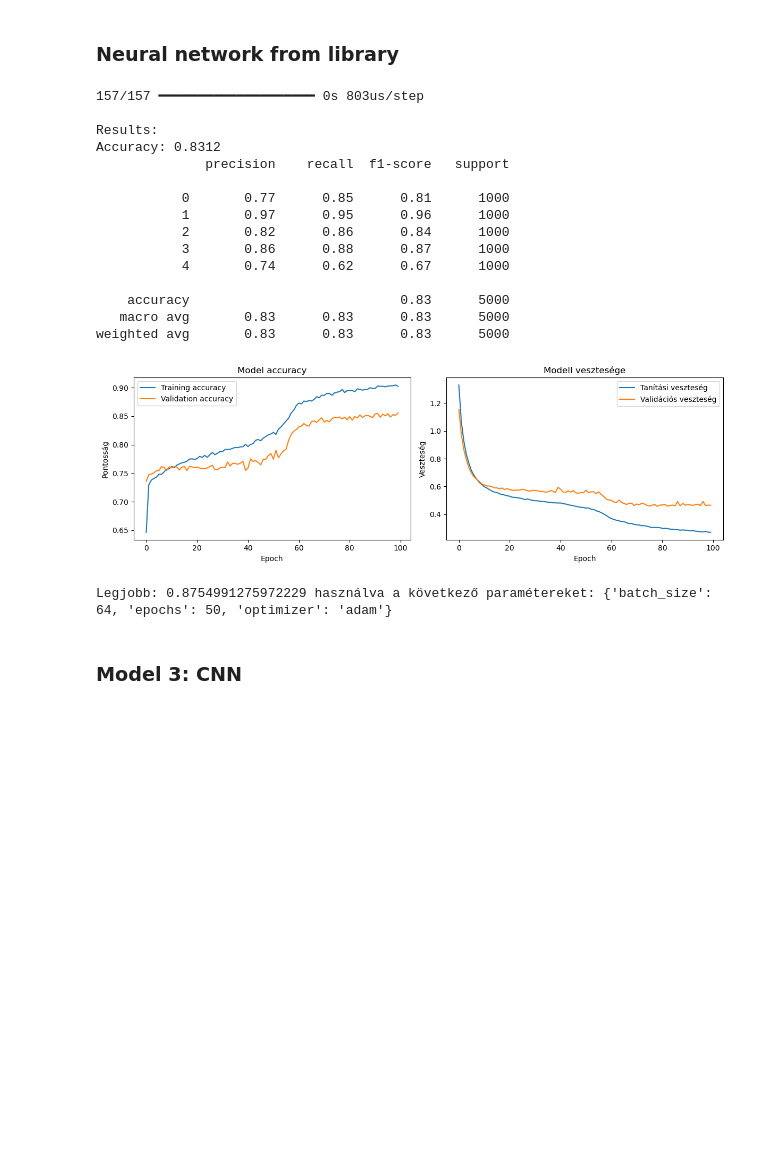
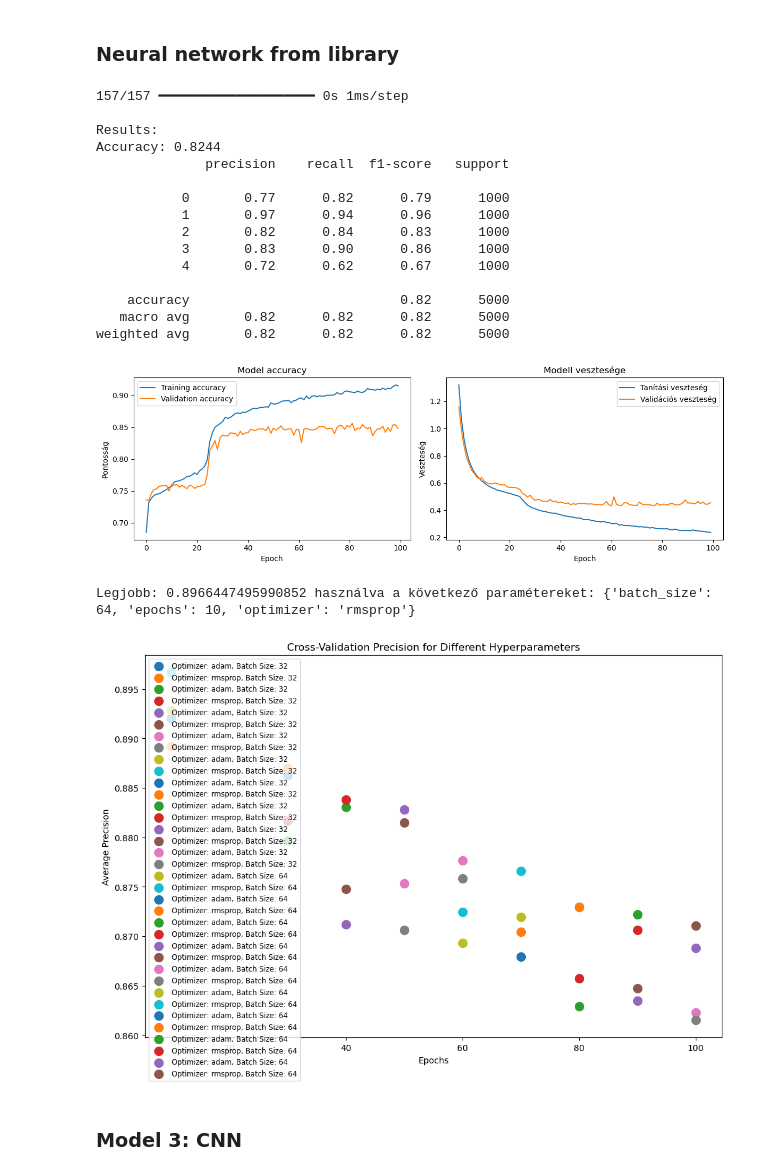
Before and after one commit to lorandladnai/Machine_Learning_2024_ITU, a Jupyter notebook: main.ipynb, the cells around one changed output. Saved outputs shown, nothing was run; the diff lists cells and outputs as text; code cells hidden in the pictures; blank space fills up the shorter version.

```diff
--- a/main.ipynb
+++ b/main.ipynb
@@ -78,7 +83,7 @@ print(f"Flattened train images shape: {train_images_flat.shape}")  # Should be (
 print(f"Flattened test images shape: {test_images_flat.shape}")    # Should be (test_samples, 784)
 
 # Apply PCA
-pca = PCA(n_components=15)
+pca = PCA(n_components=11)
 train_pca = pca.fit_transform(train_images_flat)
 
 # Visualize PCA result
@@ -368,0 +376,15 @@ weighted avg       0.79      0.79      0.79      5000
+# %%
+param_grid = {'max_depth': range(7, 10)}
+tree = DecisionTreeClassifier()
+grid_search = GridSearchCV(tree, param_grid, cv=5, n_jobs=-1)
+grid_search.fit(train_images_flat, train_labels)
+
+print(f"Optimal Tree Depth: {grid_search.best_params_['max_depth']}")
+
+# Plot results
+plt.plot(param_grid['max_depth'], grid_search.cv_results_['mean_test_score'], marker='o')
+plt.xlabel('Tree Depth')
+plt.ylabel('Cross-Validated Accuracy')
+plt.title('Optimal Tree Depth')
+plt.savefig('optimal_tree_depth_scikit-learn.png')
+plt.show()
@@ -542,48 +814,64 @@ plt.plot(history.history['loss'], label='Tanítási veszteség')
 plt.plot(history.history['val_loss'], label='Validációs veszteség')
 plt.title('Modell vesztesége')
 plt.xlabel('Epoch')
 plt.ylabel('Veszteség')
 plt.legend()
 
 plt.tight_layout()
 plt.show()
 
 # KerasClassifier becsomagolása
 model = KerasClassifier(build_fn=model, verbose=0)
-
 # Hiperparaméterek keresése
 param_grid = {
     'optimizer': ['adam', 'rmsprop'],
-    'epochs': [50, 100],
+    'epochs': [10,30,40,50, 60, 70, 80, 90, 100],
     'batch_size': [32, 64]
 }
 
 # Keresztvalidáció
-grid = GridSearchCV(estimator=model, param_grid=param_grid, cv=3, n_jobs=-1)
+grid = GridSearchCV(estimator=model, param_grid=param_grid, cv=3, n_jobs=-1, scoring='precision_weighted')
 
 # Hiperparaméter keresés futtatása
 grid_result = grid.fit(train_images_flat, train_labels_one_hot)
 
 # Eredmények kiírása
 print(f"Legjobb: {grid_result.best_score_} használva a következő paramétereket: {grid_result.best_params_}")
+
+# Plot precision results
+results = grid_result.cv_results_
+mean_precision = results['mean_test_score']
+params = results['params']
+
+plt.figure(figsize=(12, 8))
+for mean, param in zip(mean_precision, params):
+    plt.scatter(param['epochs'], mean, label=f"Optimizer: {param['optimizer']}, Batch Size: {param['batch_size']}", s=100)
+
+plt.xlabel('Epochs')
+plt.ylabel('Average Precision')
+plt.title('Cross-Validation Precision for Different Hyperparameters')
+plt.legend(loc='best', fontsize='small')
+plt.savefig('cross_validation_precision_for_different_hyperparameters_fromlibrary.png')
+plt.show()
 # %% [output]
-157/157 ━━━━━━━━━━━━━━━━━━━━ 0s 803us/step
+157/157 ━━━━━━━━━━━━━━━━━━━━ 0s 1ms/step
 
 Results:
-Accuracy: 0.8312
+Accuracy: 0.8244
               precision    recall  f1-score   support
 
-           0       0.77      0.85      0.81      1000
-           1       0.97      0.95      0.96      1000
-           2       0.82      0.86      0.84      1000
-           3       0.86      0.88      0.87      1000
-           4       0.74      0.62      0.67      1000
+           0       0.77      0.82      0.79      1000
+           1       0.97      0.94      0.96      1000
+           2       0.82      0.84      0.83      1000
+           3       0.83      0.90      0.86      1000
+           4       0.72      0.62      0.67      1000
 
-    accuracy                           0.83      5000
-   macro avg       0.83      0.83      0.83      5000
-weighted avg       0.83      0.83      0.83      5000
+    accuracy                           0.82      5000
+   macro avg       0.82      0.82      0.82      5000
+weighted avg       0.82      0.82      0.82      5000
-[figure, old version]
+[figure, new version]
-Legjobb: 0.8754991275972229 használva a következő paramétereket: {'batch_size': 64, 'epochs': 50, 'optimizer': 'adam'}
+Legjobb: 0.8966447495990852 használva a következő paramétereket: {'batch_size': 64, 'epochs': 10, 'optimizer': 'rmsprop'}
+[figure, added]
 # %% [markdown]
 ### Model 3: CNN
 # %%
```
Also changed, not shown: parts of 21 cells of this notebook.
